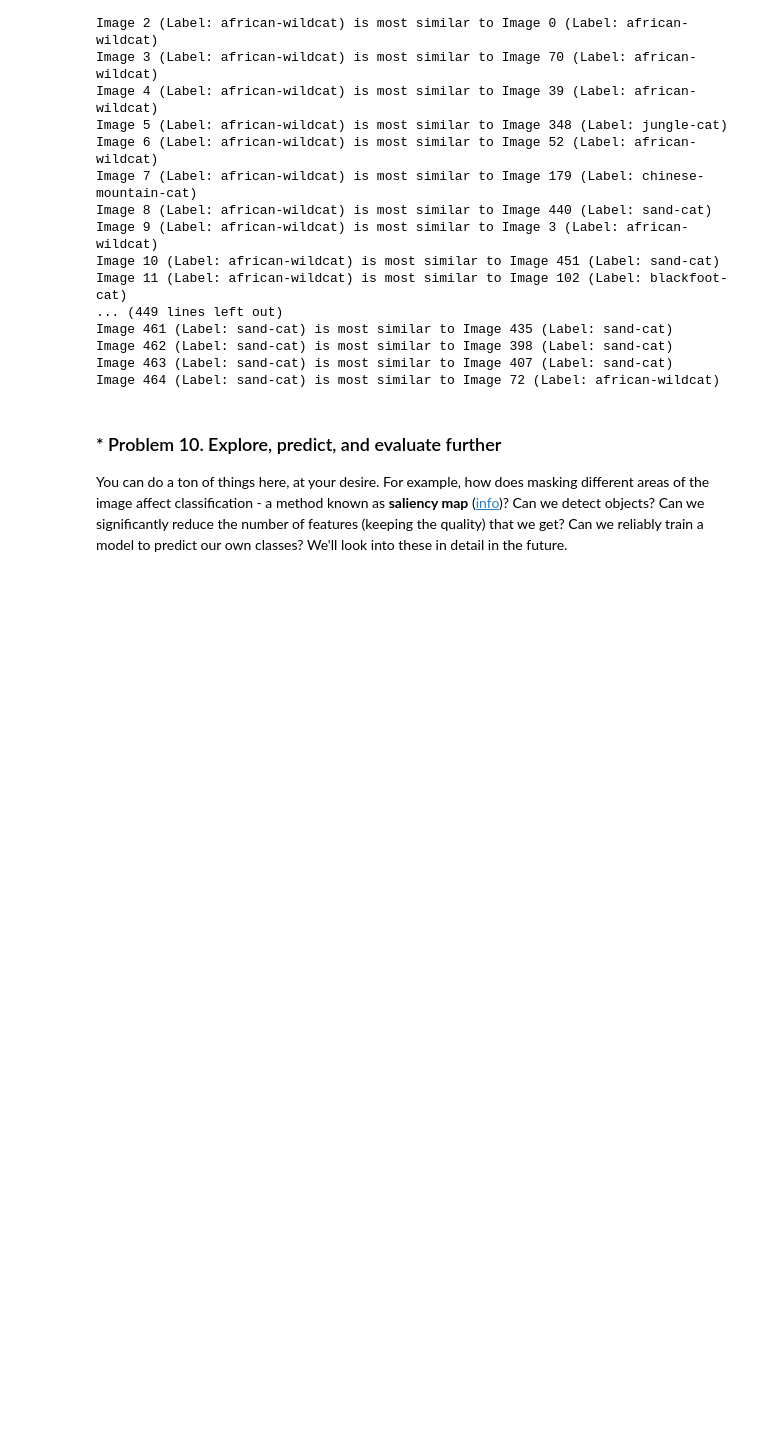
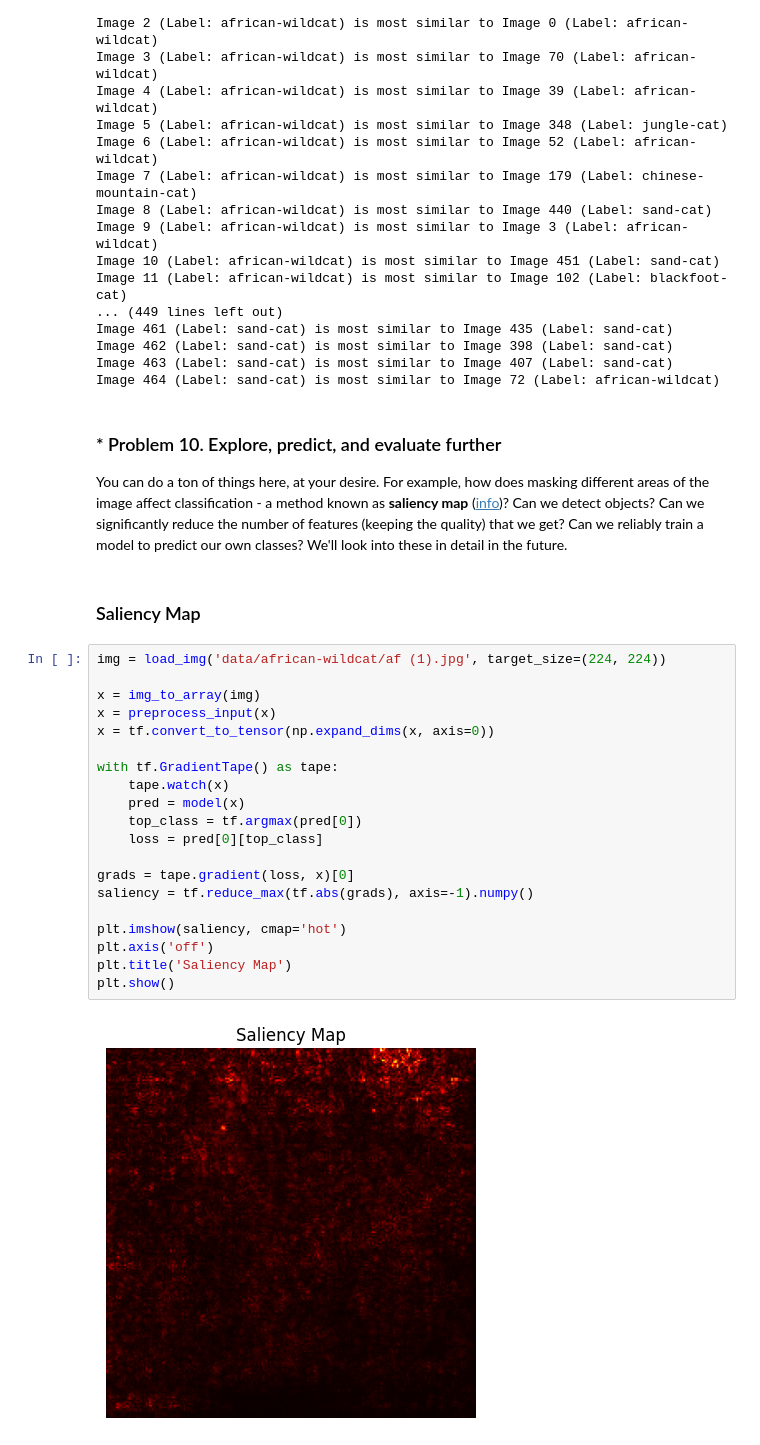
Before and after one commit to plamensve/Data_Science_Upskill_Softuni, a Jupyter notebook: 06_working_with_images/Working with Images Lab.ipynb, the cells around one changed output. Saved outputs shown, nothing was run; the diff lists cells and outputs as text; blank space fills up the shorter version.

```diff
--- a/06_working_with_images/Working with Images Lab.ipynb
+++ b/06_working_with_images/Working with Images Lab.ipynb
@@ -796,3 +797,27 @@ Image 464 (Label: sand-cat) is most similar to Image 72 (Label: african-wildcat)
 # %% [markdown]
 ### * Problem 10. Explore, predict, and evaluate further
 You can do a ton of things here, at your desire. For example, how does masking different areas of the image affect classification - a method known as **saliency map** ([info](https://en.wikipedia.org/wiki/Saliency_map))? Can we detect objects? Can we significantly reduce the number of features (keeping the quality) that we get? Can we reliably train a model to predict our own classes? We'll look into these in detail in the future.
+# %% [markdown]
+### Saliency Map
+# %%
+img = load_img('data/african-wildcat/af (1).jpg', target_size=(224, 224))
+
+x = img_to_array(img)
+x = preprocess_input(x)
+x = tf.convert_to_tensor(np.expand_dims(x, axis=0))
+
+with tf.GradientTape() as tape:
+    tape.watch(x)
+    pred = model(x)
+    top_class = tf.argmax(pred[0])
+    loss = pred[0][top_class]
+
+grads = tape.gradient(loss, x)[0]
+saliency = tf.reduce_max(tf.abs(grads), axis=-1).numpy()
+
+plt.imshow(saliency, cmap='hot')
+plt.axis('off')
+plt.title('Saliency Map')
+plt.show()
+# %% [output]
+[figure, added]
```
Also changed, not shown: parts of 2 cells of this notebook.
